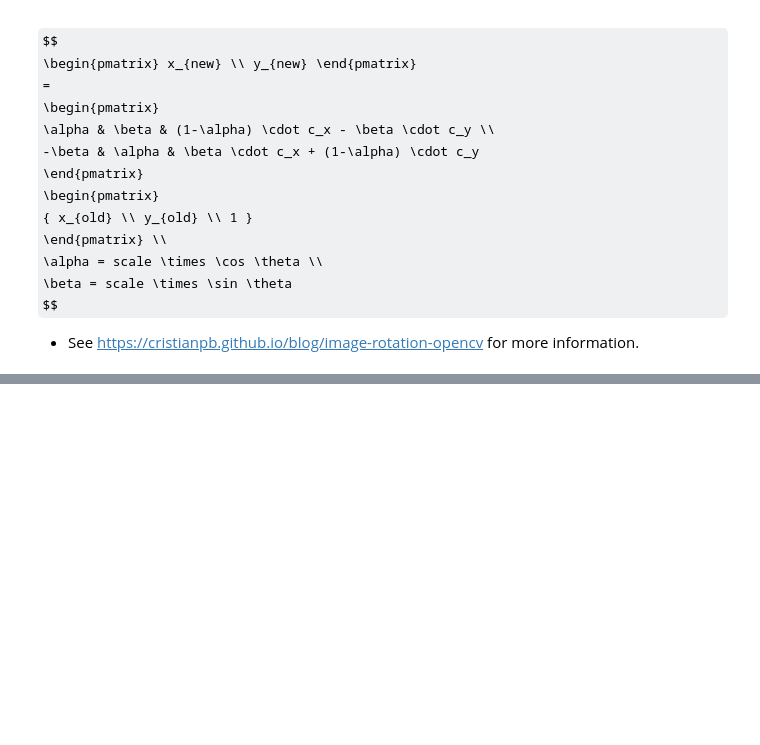
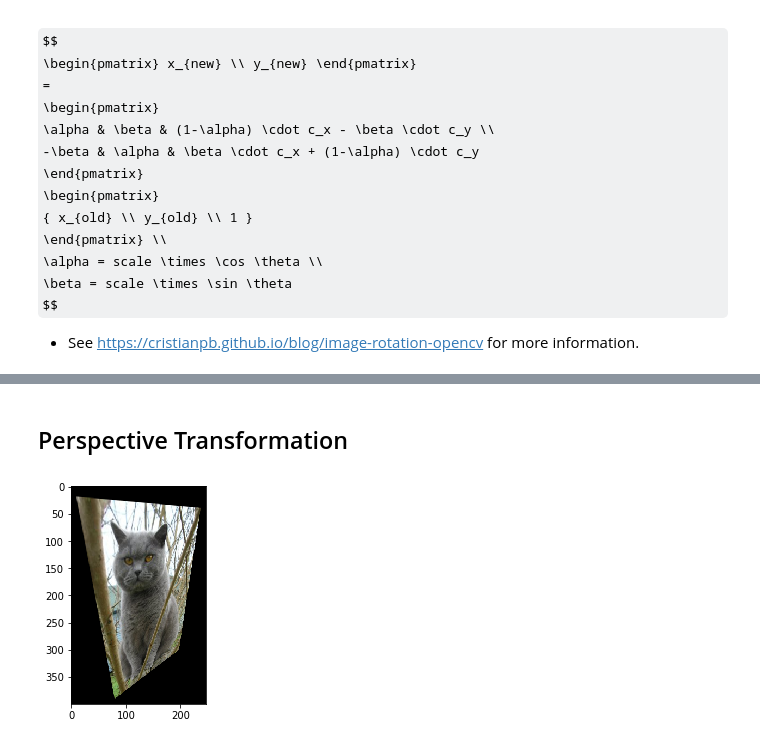
Before and after one commit to doosik71/lecture_python, a Jupyter notebook: 02_opencv/02_Image_Processing.ipynb, the cells around one changed output, grey strips where cells are left out. Saved outputs shown, nothing was run; the diff lists cells and outputs as text; code cells hidden in the pictures; some formulas as TeX source; blank space fills up the shorter version.

```diff
--- a/02_opencv/02_Image_Processing.ipynb
+++ b/02_opencv/02_Image_Processing.ipynb
@@ -96,0 +113,10 @@ print(translation_matrix)
+# %% [markdown]
+## Perspective Transformation
+# %%
+pts1 = np.float32([[0, 0], [cols, 0], [0, rows], [cols, rows]])
+pts2 = np.float32([[10, 20], [cols-10, 40], [80, rows-10], [cols-50, rows-100]])
+perspective_matrix = cv2.getPerspectiveTransform(pts1, pts2)
+perspective_image = cv2.warpPerspective(image, perspective_matrix, (cols, rows))
+_ = plt.imshow(perspective_image)
+# %% [output]
+[figure, added]
```
Also changed, not shown: parts of 22 cells of this notebook, 4 other files.
